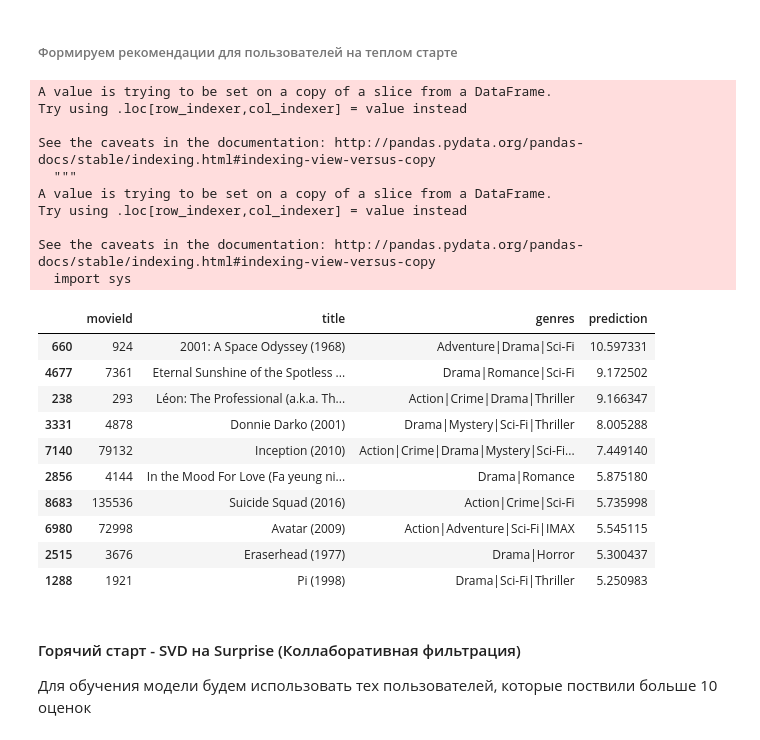
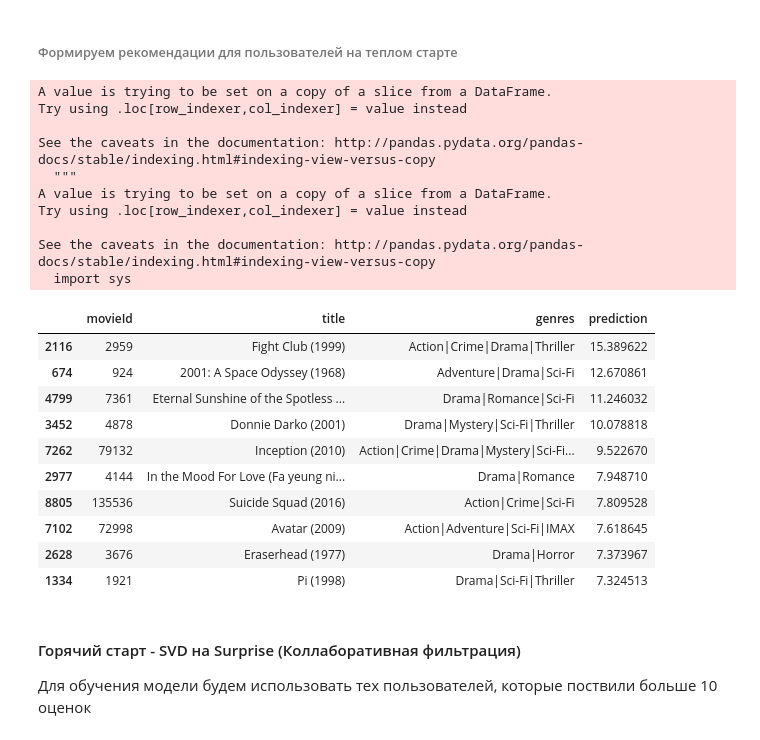
Before and after one commit to kianya/recomend_systems, a Jupyter notebook: homework-3-hybrid.ipynb, the cells around one changed output. Cells and saved outputs as stored; diff of their text form; code cells hidden in the pictures.

```diff
--- a/homework-3-hybrid.ipynb
+++ b/homework-3-hybrid.ipynb
@@ -234,11 +232,11 @@ array([3.76610137, 4.07404676, 3.84858635, ..., 3.2899016 , 2.89040975,
 ###### Формируем рекомендации для пользователей на теплом старте
 # %%
 def warm_start(userId):
-    moviesids = ratings[(ratings.userId==1)]['movieId'].values
+    moviesids = ratings.loc[(ratings.userId==userId), 'movieId'].values
 
-    movies_not_wathed = movies_tf_idf[(~movies.movieId.isin(moviesids))]
+    movies_not_wathed = movies_tf_idf.loc[(~movies.movieId.isin(moviesids))]
     movies_not_wathed['key'] = 0
-    users = users_values[(users_values.userId==userId)]
+    users = users_values.loc[(users_values.userId==userId)]
     users['key'] = 0
 
     movies_not_wathed = movies_not_wathed.merge(users, on='key', how='left')
@@ -249,29 +247,29 @@ def warm_start(userId):
 
     return result.sort_values('prediction', ascending=False).head(10)
 # %%
-warm_start(2)
+warm_start(201)
 # %% [output]
 A value is trying to be set on a copy of a slice from a DataFrame.
 Try using .loc[row_indexer,col_indexer] = value instead
 
 See the caveats in the documentation: http://pandas.pydata.org/pandas-docs/stable/indexing.html#indexing-view-versus-copy
   """
 A value is trying to be set on a copy of a slice from a DataFrame.
 Try using .loc[row_indexer,col_indexer] = value instead
 
 See the caveats in the documentation: http://pandas.pydata.org/pandas-docs/stable/indexing.html#indexing-view-versus-copy
   import sys
 |  | movieId | title | genres | prediction |
-| 660 | 924 | 2001: A Space Odyssey (1968) | Adventure|Drama|Sci-Fi | 10.597331 |
-| 4677 | 7361 | Eternal Sunshine of the Spotless ... | Drama|Romance|Sci-Fi | 9.172502 |
-| 238 | 293 | Léon: The Professional (a.k.a. Th... | Action|Crime|Drama|Thriller | 9.166347 |
-| 3331 | 4878 | Donnie Darko (2001) | Drama|Mystery|Sci-Fi|Thriller | 8.005288 |
-| 7140 | 79132 | Inception (2010) | Action|Crime|Drama|Mystery|Sci-Fi... | 7.449140 |
-| 2856 | 4144 | In the Mood For Love (Fa yeung ni... | Drama|Romance | 5.875180 |
-| 8683 | 135536 | Suicide Squad (2016) | Action|Crime|Sci-Fi | 5.735998 |
-| 6980 | 72998 | Avatar (2009) | Action|Adventure|Sci-Fi|IMAX | 5.545115 |
-| 2515 | 3676 | Eraserhead (1977) | Drama|Horror | 5.300437 |
-| 1288 | 1921 | Pi (1998) | Drama|Sci-Fi|Thriller | 5.250983 |
+| 2116 | 2959 | Fight Club (1999) | Action|Crime|Drama|Thriller | 15.389622 |
+| 674 | 924 | 2001: A Space Odyssey (1968) | Adventure|Drama|Sci-Fi | 12.670861 |
+| 4799 | 7361 | Eternal Sunshine of the Spotless ... | Drama|Romance|Sci-Fi | 11.246032 |
+| 3452 | 4878 | Donnie Darko (2001) | Drama|Mystery|Sci-Fi|Thriller | 10.078818 |
+| 7262 | 79132 | Inception (2010) | Action|Crime|Drama|Mystery|Sci-Fi... | 9.522670 |
+| 2977 | 4144 | In the Mood For Love (Fa yeung ni... | Drama|Romance | 7.948710 |
+| 8805 | 135536 | Suicide Squad (2016) | Action|Crime|Sci-Fi | 7.809528 |
+| 7102 | 72998 | Avatar (2009) | Action|Adventure|Sci-Fi|IMAX | 7.618645 |
+| 2628 | 3676 | Eraserhead (1977) | Drama|Horror | 7.373967 |
+| 1334 | 1921 | Pi (1998) | Drama|Sci-Fi|Thriller | 7.324513 |
 # %% [markdown]
 #### Горячий старт - SVD на Surprise (Коллаборативная фильтрация)
 
```
Also changed, not shown: parts of 7 cells of this notebook.
